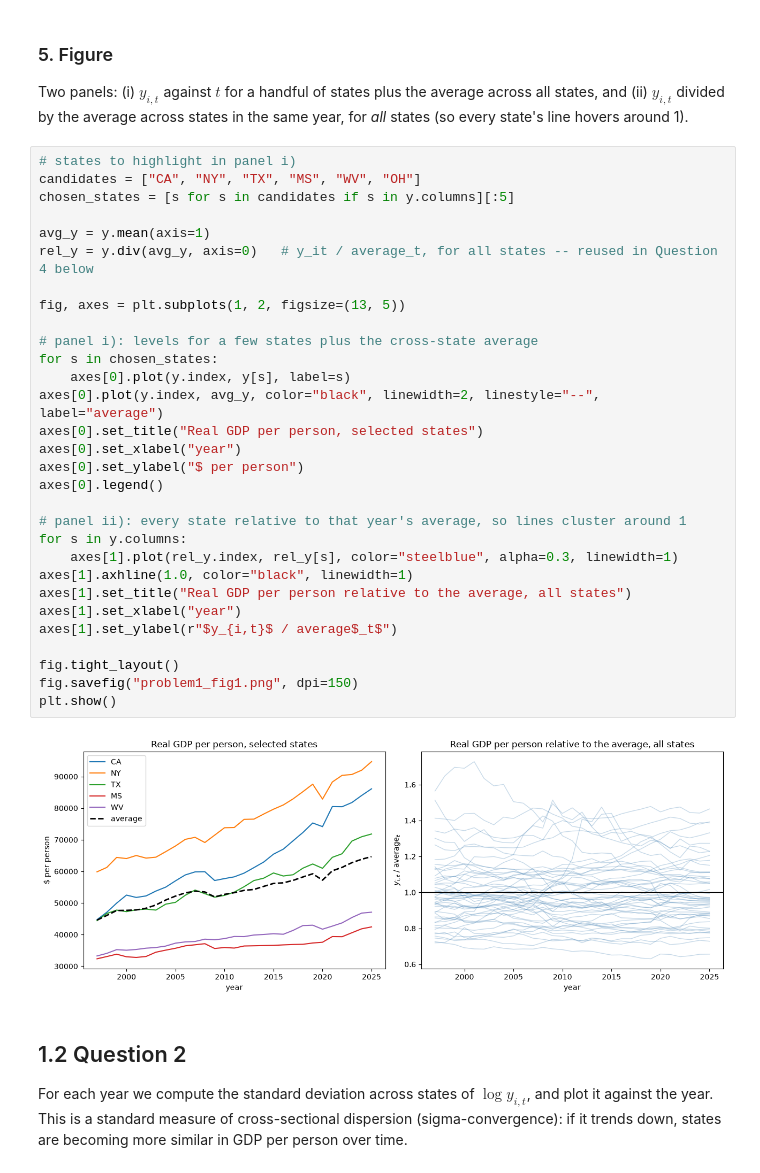
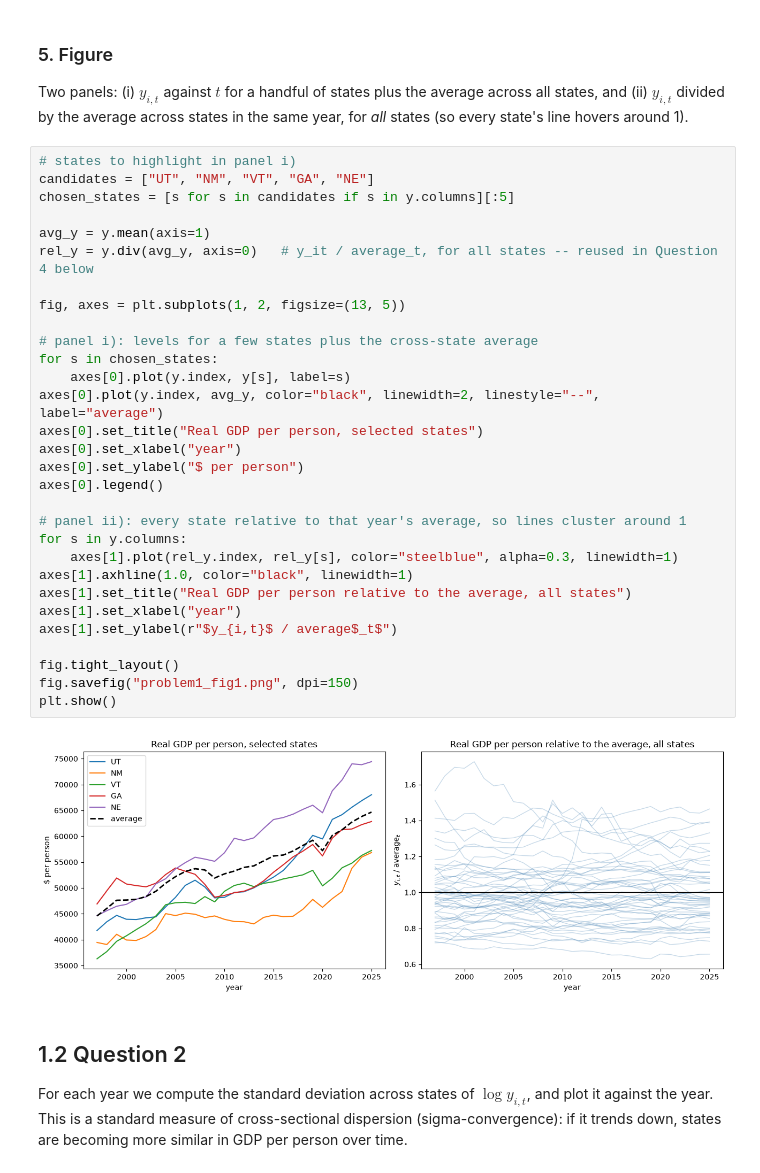
Before and after one commit to antonbryder12/Exam-Project, a Jupyter notebook: problem1.ipynb, the cells around one changed output. Cells and saved outputs as stored; diff of their text form.

```diff
--- a/problem1.ipynb
+++ b/problem1.ipynb
@@ -178,36 +178,36 @@ across all states, and (ii) $y_{i,t}$ divided by the average across states in th
 same year, for *all* states (so every state's line hovers around 1).
 # %%
 # states to highlight in panel i)
-candidates = ["CA", "NY", "TX", "MS", "WV", "OH"]
+candidates = ["UT", "NM", "VT", "GA", "NE"]
 chosen_states = [s for s in candidates if s in y.columns][:5]
 
 avg_y = y.mean(axis=1)
 rel_y = y.div(avg_y, axis=0)   # y_it / average_t, for all states -- reused in Question 4 below
 
 fig, axes = plt.subplots(1, 2, figsize=(13, 5))
 
 # panel i): levels for a few states plus the cross-state average
 for s in chosen_states:
     axes[0].plot(y.index, y[s], label=s)
 axes[0].plot(y.index, avg_y, color="black", linewidth=2, linestyle="--", label="average")
 axes[0].set_title("Real GDP per person, selected states")
 axes[0].set_xlabel("year")
 axes[0].set_ylabel("$ per person")
 axes[0].legend()
 
 # panel ii): every state relative to that year's average, so lines cluster around 1
 for s in y.columns:
     axes[1].plot(rel_y.index, rel_y[s], color="steelblue", alpha=0.3, linewidth=1)
 axes[1].axhline(1.0, color="black", linewidth=1)
 axes[1].set_title("Real GDP per person relative to the average, all states")
 axes[1].set_xlabel("year")
 axes[1].set_ylabel(r"$y_{i,t}$ / average$_t$")
 
 fig.tight_layout()
 fig.savefig("problem1_fig1.png", dpi=150)
 plt.show()
 # %% [output]
-[figure, old version]
+[figure, new version]
 # %% [markdown]
 ## 1.2 Question 2
 
```
Also changed, not shown: 1 other file.
